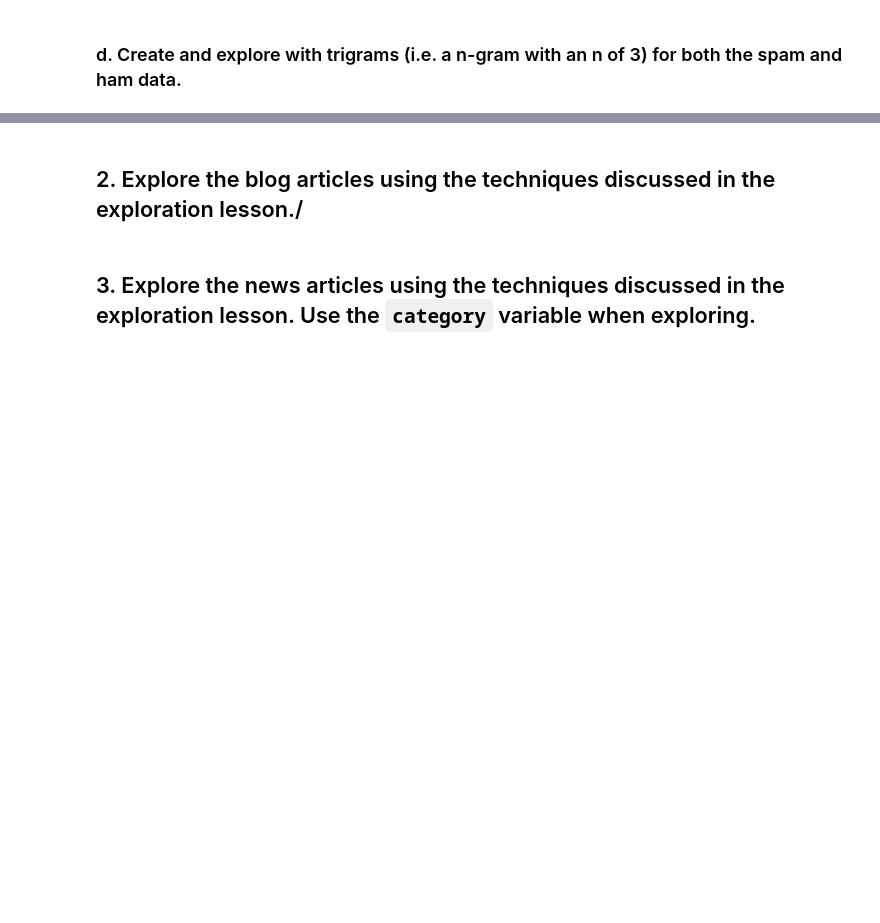
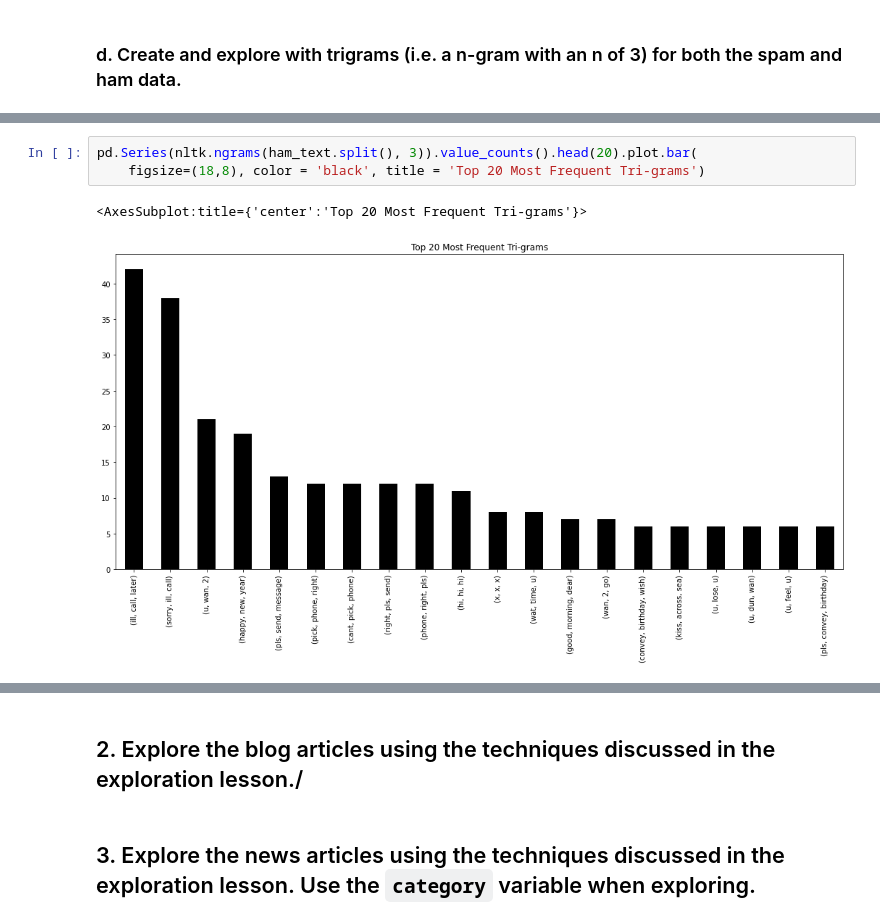
Before and after one commit to m3redithw/natural-language-processing-exercises, a Jupyter notebook: explore.ipynb, the cells around one changed output, grey strips where cells are left out. Saved outputs shown, nothing was run; the diff lists cells and outputs as text; blank space fills up the shorter version.

```diff
--- a/explore.ipynb
+++ b/explore.ipynb
@@ -137,0 +183,6 @@ word_counts.assign(p_spam=word_counts.spam / word_counts['all'],p_ham=word_count
+# %%
+pd.Series(nltk.ngrams(ham_text.split(), 3)).value_counts().head(20).plot.bar(
+    figsize=(18,8), color = 'black', title = 'Top 20 Most Frequent Tri-grams')
+# %% [output]
+<AxesSubplot:title={'center':'Top 20 Most Frequent Tri-grams'}>
+[figure, added]
```
Also changed, not shown: parts of 14 cells of this notebook.
